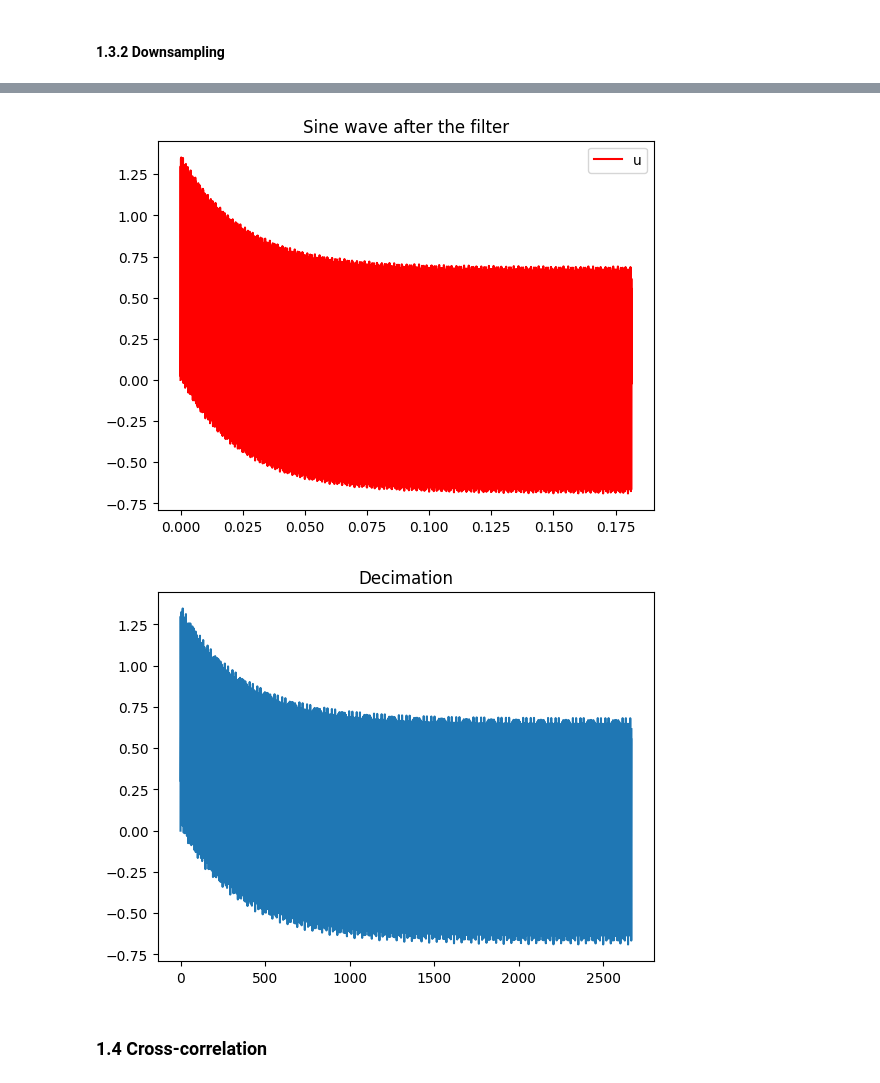
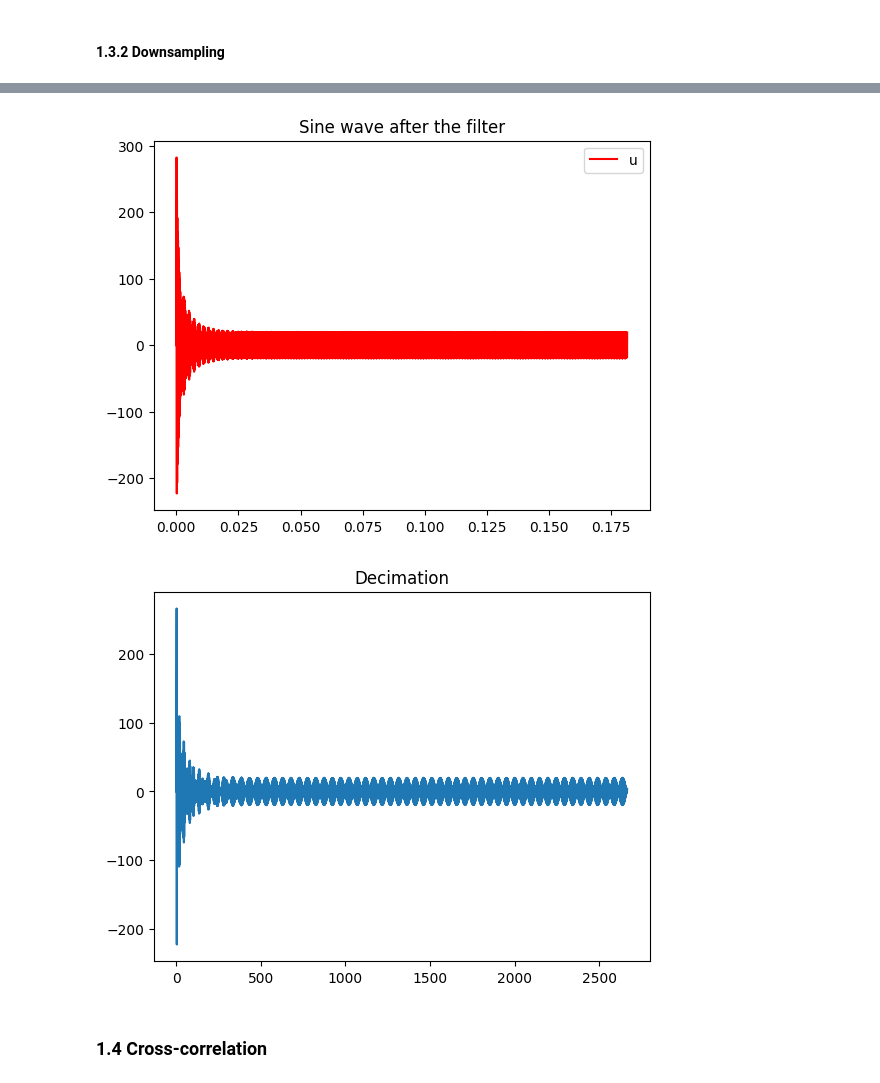
Before and after one commit to ThomasBernard28/spProject, a Jupyter notebook: SP - Project2022.ipynb, the cells around one changed output, grey strips where cells are left out. Cells and saved outputs as stored; diff of their text form; code cells hidden in the pictures.

```diff
--- a/SP - Project2022.ipynb
+++ b/SP - Project2022.ipynb
@@ -116,22 +116,21 @@ plt.show()
 ## 2 - Anti-aliasing filter synthesis
 
 
+
 def create_filter_cheby(wp, ws, gpass, gstop, fs):
-       # create an anti-aliasing filter that eliminates all frequencies above 8000Hz
-
-    order = 8
-    B, A = signal.cheby2(order, gstop, ws, 'lowpass', analog=False, fs=fs)
+    # your code here #
+    N, wn = signal.cheb2ord(wp, ws, gpass, gstop, fs=fs)
+    B, A = signal.cheby2(N, gstop, wn, "low", fs=fs)
 
     return B, A
 
-#create_filter_cheby(8000, 10000, 1, 40, 44100)
-
 def create_filter_cauer(wp, ws, gpass, gstop, fs):
-
     # your code here #
-    B, A = signal.ellip(10, gpass, gstop, ws, btype="lowpass", analog=False, output="ba", fs=fs)
+    N, wc = signal.ellipord(wp, ws, gpass, gstop, fs=fs)
+    B, A = signal.ellip(N, gpass, gstop, wc, "low", fs=fs)
 
     return B, A
+
 
 ## 3 - Decimation
 def downsampling(sig, B, A, M):
@@ -141,9 +140,13 @@ def downsampling(sig, B, A, M):
 
     return out
 
+wp = 8000
+ws = 8200
+gpass = 0.1
+gstop = 60
 
 # call and test your function here
-b, a = create_filter_cauer(1, 8000, 0.1, 60, 44100)
+b, a = create_filter_cauer(wp,ws, gpass, gstop, 44100)
 
 w, h = signal.freqz(b, a, 2048, fs=44100)
 h = 20 * np.log10(abs(h))
@@ -174,6 +177,6 @@ plt.show()
 [figure]
-[figure, old version]
+[figure, new version]
-[figure, old version]
+[figure, new version]
 # %% [markdown]
 ### 1.4 Cross-correlation
 # %%
```
Also changed, not shown: parts of 4 cells of this notebook.
